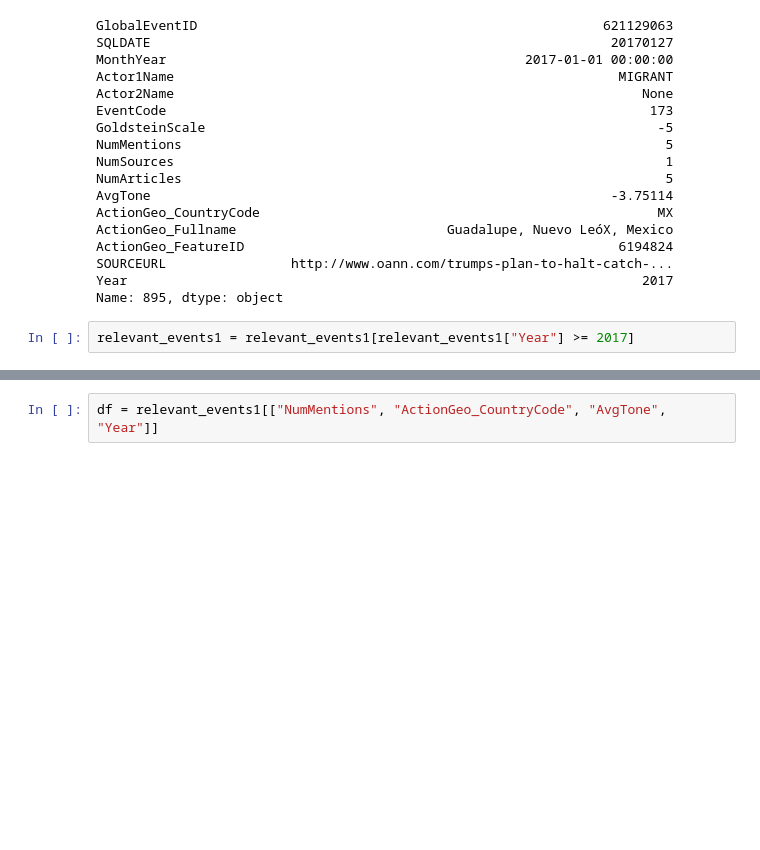
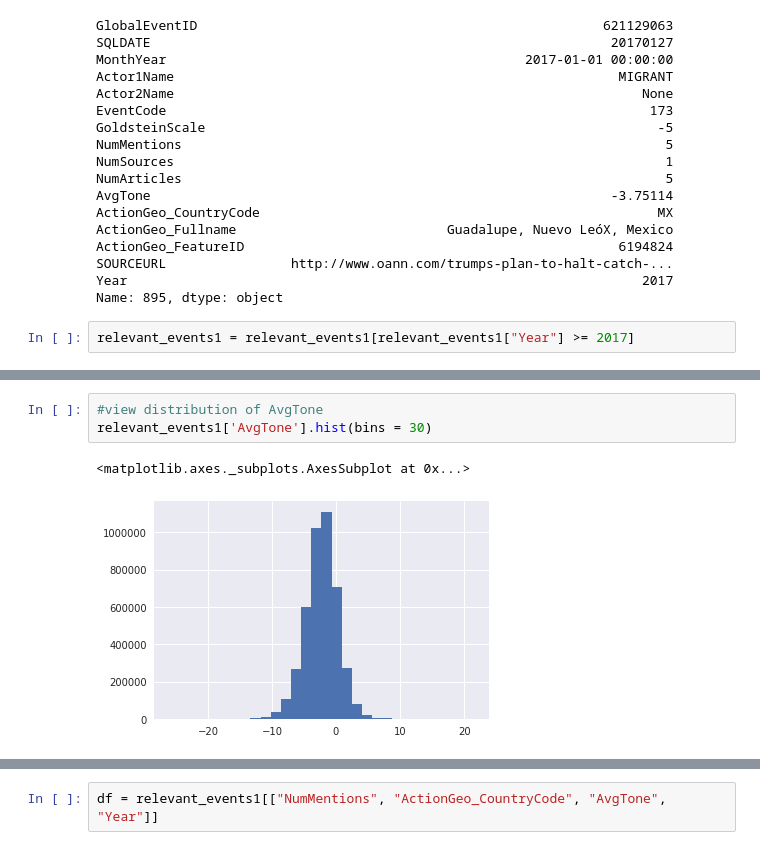
Before and after one commit to Rileypj1/BigDataProject, a Jupyter notebook: Events-eda-pr.ipynb, the cells around one changed output, grey strips where cells are left out. Drawn from its saved outputs; the diff is of its cells as text; blank space fills up the shorter version.

```diff
--- a/Events-eda-pr.ipynb
+++ b/Events-eda-pr.ipynb
@@ -84,0 +148,6 @@ relevant_events1 = relevant_events1[relevant_events1["Year"] >= 2017]
+# %%
+#view distribution of AvgTone
+relevant_events1['AvgTone'].hist(bins = 30)
+# %% [output]
+<matplotlib.axes._subplots.AxesSubplot at 0x...>
+[figure, added]
```
Also changed, not shown: parts of 11 cells of this notebook.
